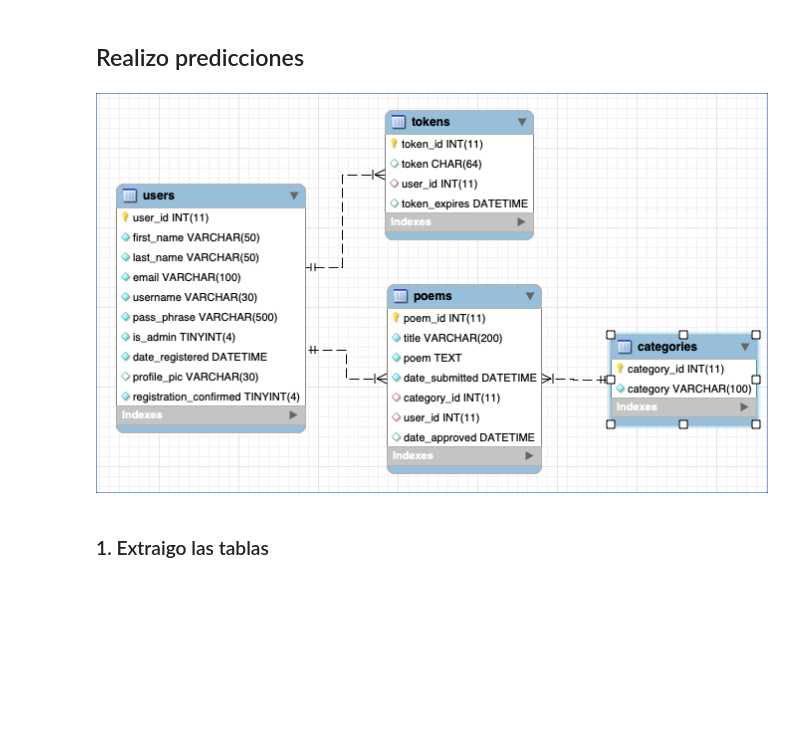
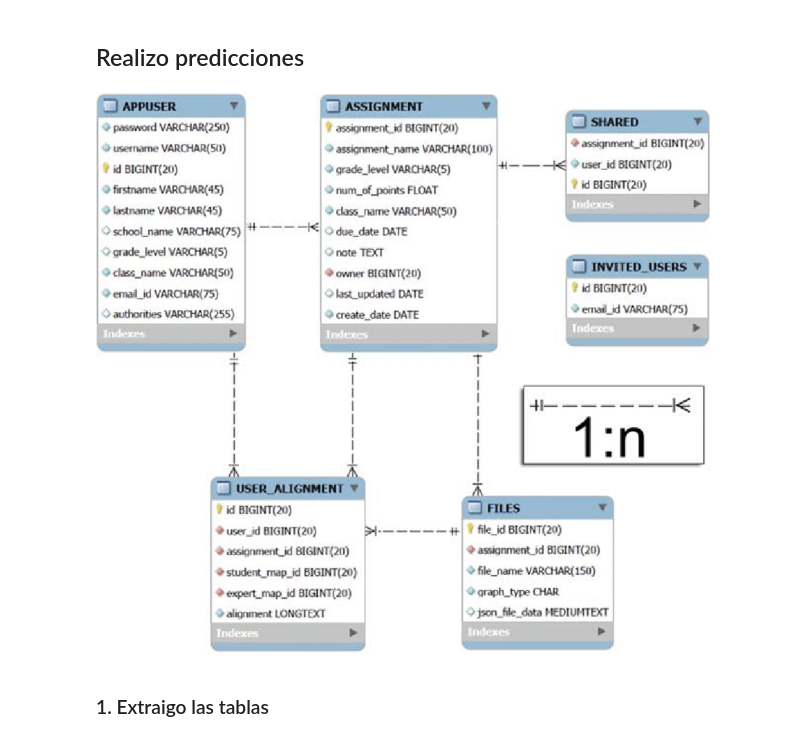
Before and after one commit to IgnacioCazcarra/TFI-Cazcarra, a Jupyter notebook: notebooks/2.0.0-ic-pipeline.ipynb, the cells around one changed output. Saved outputs shown, nothing was run; the diff lists cells and outputs as text; code cells hidden in the pictures; blank space fills up the shorter version.

```diff
--- a/notebooks/2.0.0-ic-pipeline.ipynb
+++ b/notebooks/2.0.0-ic-pipeline.ipynb
@@ -46,11 +49,19 @@ PATH_YOLO = "/home/nacho/TFI-Cazcarra/yolov3/runs/train"
 # %% [markdown]
 ## Realizo predicciones
 # %%
-img_path = '/home/nacho/TFI-Cazcarra/data/imagenes_diagramas/ERDiagramsMySQL-5.png'
+img_path = '/home/nacho/TFI-Cazcarra/data/imagenes_diagramas/ERDiagramsMySQL-9.png'
 img = Image.open(img_path).convert("RGB")
+
+min_size = 600
+max_size = 1333
+
 transform = T.Compose([T.ToTensor()])
 img_tensor = transform(img)
+# img_tensor = torchvision.models.detection.transform._resize_image_and_masks(img_tensor, self_max_size=max_size,
+#                                                                               self_min_size=min_size)[0]
+# img = Image.fromarray(img_tensor.numpy())
+# print(img_tensor.shape)
 img
 # %% [output]
-[figure, old version]
+[figure, new version]
 # %%
```
Also changed, not shown: parts of 36 cells of this notebook.
